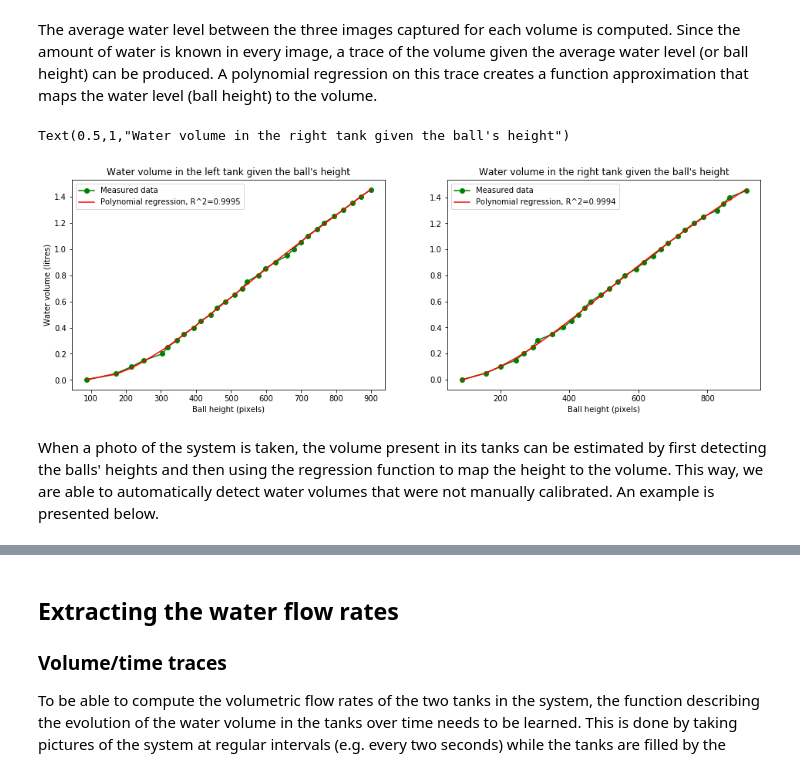
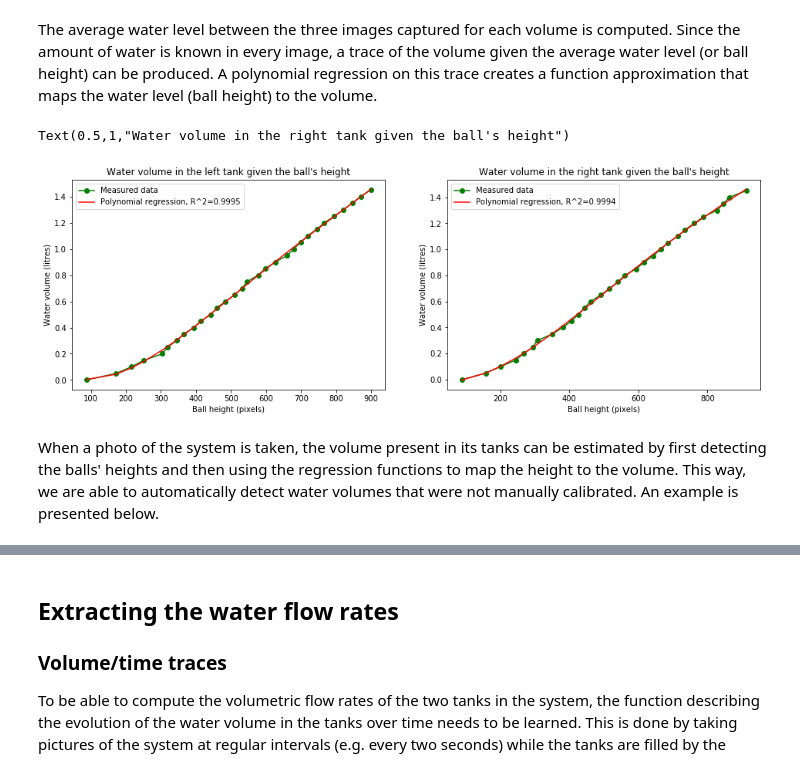
Before and after one commit to crestdsl/CREST, a Jupyter notebook: FlowCalculation.ipynb, the cells around one changed output, grey strips where cells are left out. Cells and saved outputs as stored; diff of their text form; code cells hidden in the pictures.

```diff
--- a/FlowCalculation.ipynb
+++ b/FlowCalculation.ipynb
@@ -84,43 +84,44 @@ from sklearn.metrics import r2_score
 x_left, y_left = load_data('files/height_volume_left.csv')
 x_right, y_right = load_data('files/height_volume_right.csv')
 
-# Polynomial regressions of degee 4 are fit on the traces.
+# Polynomial regressions of degree 4 are fit on the traces.
 poly = PolynomialFeatures(degree=4)
 x_poly_left = poly.fit_transform(x_left)
 x_poly_right = poly.fit_transform(x_right)
 reg_left = LinearRegression()
 reg_left.fit(x_poly_left, y_left)
 y_pred_left = reg_left.predict(x_poly_left)
 r2_left = r2_score(y_left, y_pred_left)
 
 reg_right = LinearRegression()
 reg_right.fit(x_poly_right, y_right)
 y_pred_right = reg_right.predict(x_poly_right)
 r2_right = r2_score(y_right, y_pred_right)
 
-# Plot of the results.
+# The results are plotted.
 fig = plt.figure()
 ax1 = fig.add_subplot(1,2,1)
 ax1.plot(x_left, y_left, '-og')
 ax1.plot(x_left, y_pred_left, '-r')
 ax1.legend(["Measured data",
             "Polynomial regression, R^2={:.4f}".format(r2_left)])
 ax1.set_title("Water volume in the left tank given the ball's height")
-plt.xlabel('Ball height (pixels)')
-plt.ylabel('Water volume (litres)')
+ax1.set_xlabel('Ball height (pixels)')
+ax1.set_ylabel('Water volume (litres)')
 
 ax2 = fig.add_subplot(1,2,2)
 ax2.plot(x_right, y_right, '-og')
 ax2.plot(x_right, y_pred_right, '-r')
 ax2.legend(["Measured data",
             "Polynomial regression, R^2={:.4f}".format(r2_right)])
-plt.xlabel('Ball height (pixels)')
+ax2.set_xlabel('Ball height (pixels)')
+ax2.set_ylabel('Water volume (litres)')
 ax2.set_title("Water volume in the right tank given the ball's height")
 # %% [output]
 Text(0.5,1,"Water volume in the right tank given the ball's height")
-[figure, old version]
+[figure, new version]
 # %% [markdown]
-When a photo of the system is taken, the volume present in its tanks can be estimated by first detecting the balls' heights and then using the regression function to map the height to the volume. This way, we are able to automatically detect water volumes that were not manually calibrated. An example is presented below.
+When a photo of the system is taken, the volume present in its tanks can be estimated by first detecting the balls' heights and then using the regression functions to map the height to the volume. This way, we are able to automatically detect water volumes that were not manually calibrated. An example is presented below.
 # %%
 from utils import get_ball_height
 
```
Also changed, not shown: parts of 14 cells of this notebook, 3 other files.
